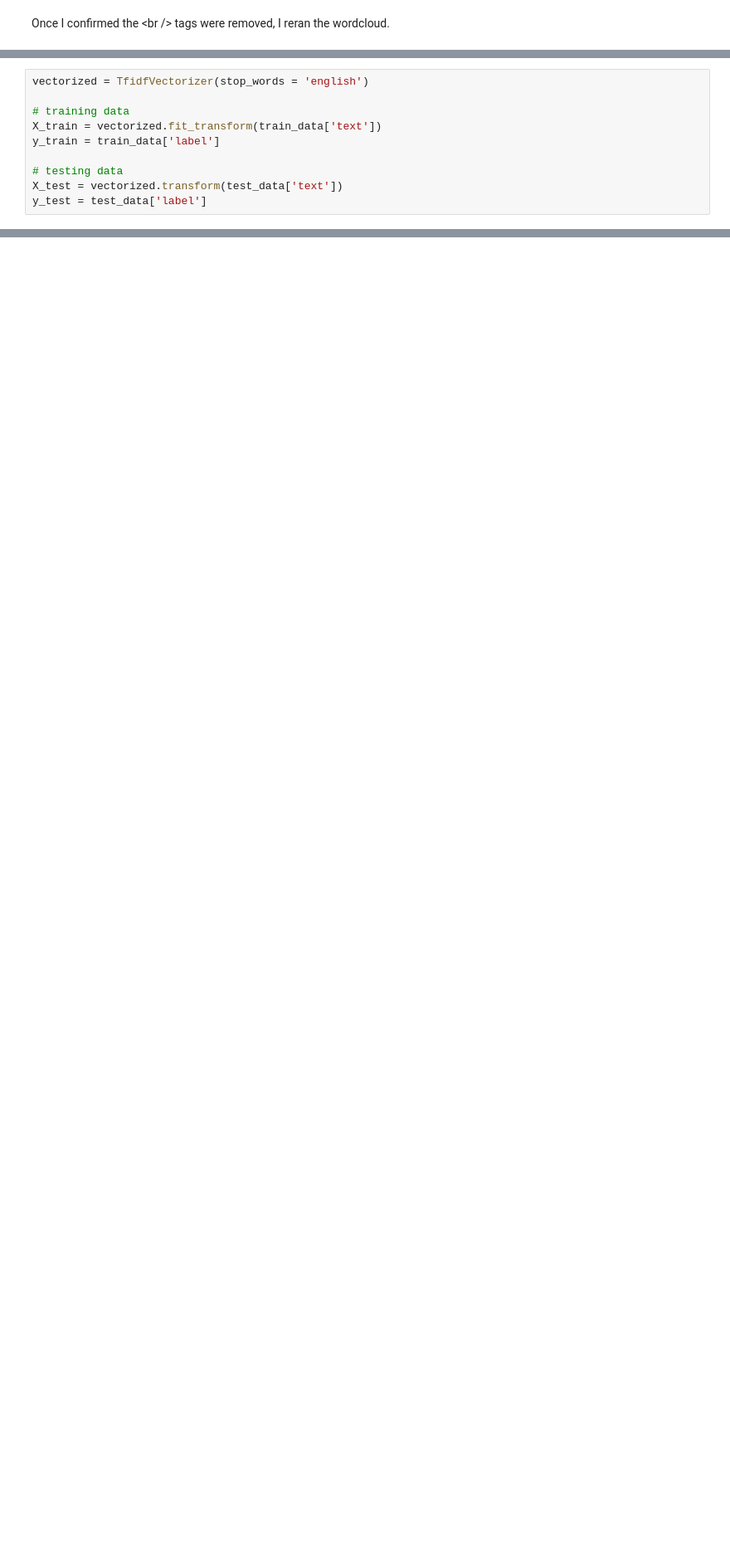
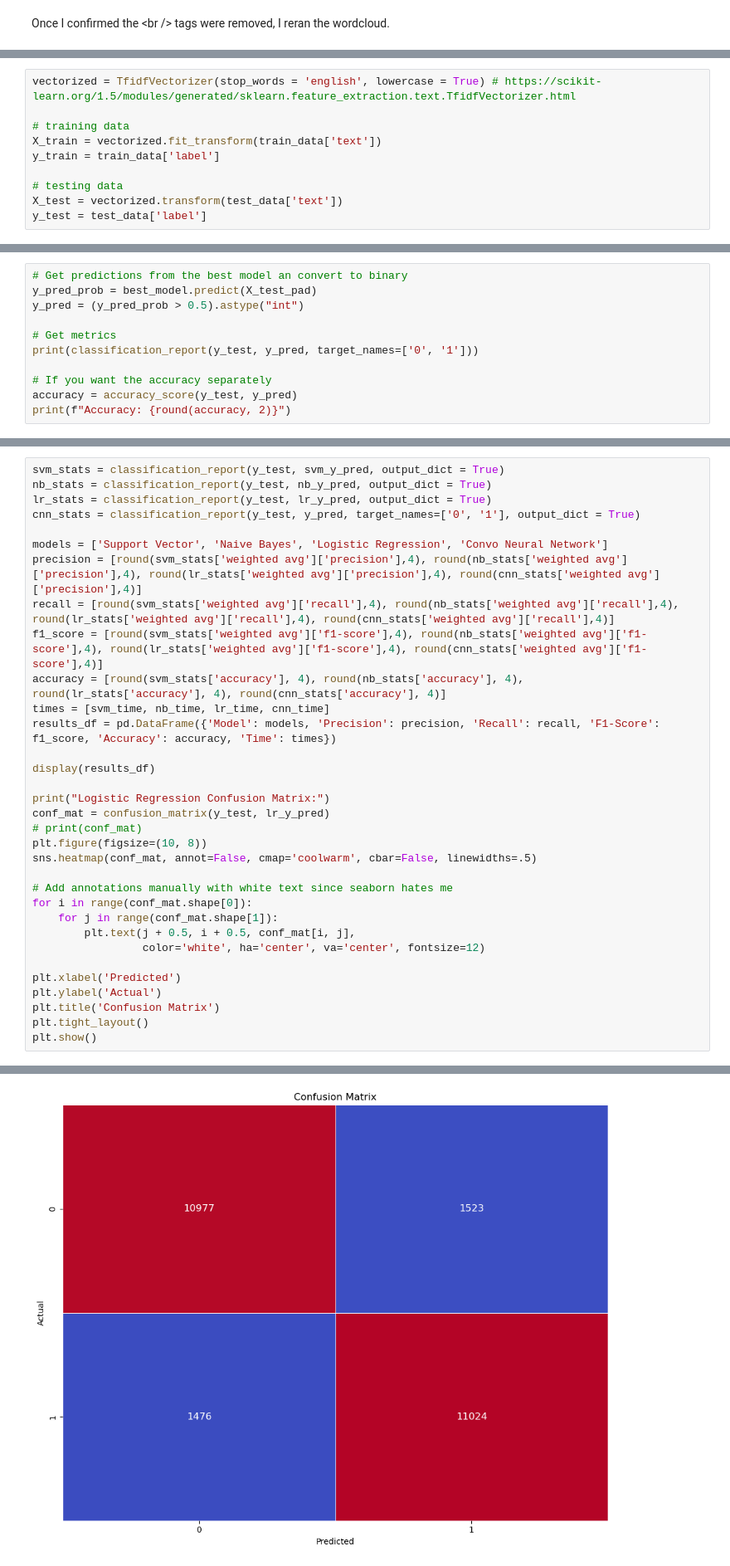
Before and after one commit to HaoleHawaiian/Text-Classification, a Jupyter notebook: IMDB Review Classification.ipynb, the cells around one changed output, grey strips where cells are left out. Shown: that part at 83% size. Cells and saved outputs as stored; diff of their text form; blank space fills up the shorter version.

```diff
--- a/IMDB Review Classification.ipynb
+++ b/IMDB Review Classification.ipynb
@@ -196,5 +232,5 @@ Now that it looked good with no strange words in the clouds, I was able to get s
 # %%
-vectorized = TfidfVectorizer(stop_words = 'english')
+vectorized = TfidfVectorizer(stop_words = 'english', lowercase = True) # https://scikit-learn.org/1.5/modules/generated/sklearn.feature_extraction.text.TfidfVectorizer.html
 
 # training data
 X_train = vectorized.fit_transform(train_data['text'])
@@ -415,0 +443,11 @@ first was relu activations in the Conv1D, 88% accuracy. Sigmoid gave 82%, tanh g
+# %%
+# Get predictions from the best model an convert to binary
+y_pred_prob = best_model.predict(X_test_pad)
+y_pred = (y_pred_prob > 0.5).astype("int")
+
+# Get metrics
+print(classification_report(y_test, y_pred, target_names=['0', '1']))
+
+# If you want the accuracy separately
+accuracy = accuracy_score(y_test, y_pred)
+print(f"Accuracy: {round(accuracy, 2)}")
@@ -415,0 +470,34 @@ first was relu activations in the Conv1D, 88% accuracy. Sigmoid gave 82%, tanh g
+# %%
+svm_stats = classification_report(y_test, svm_y_pred, output_dict = True)
+nb_stats = classification_report(y_test, nb_y_pred, output_dict = True)
+lr_stats = classification_report(y_test, lr_y_pred, output_dict = True)
+cnn_stats = classification_report(y_test, y_pred, target_names=['0', '1'], output_dict = True)
+
+models = ['Support Vector', 'Naive Bayes', 'Logistic Regression', 'Convo Neural Network']
+precision = [round(svm_stats['weighted avg']['precision'],4), round(nb_stats['weighted avg']['precision'],4), round(lr_stats['weighted avg']['precision'],4), round(cnn_stats['weighted avg']['precision'],4)]
+recall = [round(svm_stats['weighted avg']['recall'],4), round(nb_stats['weighted avg']['recall'],4), round(lr_stats['weighted avg']['recall'],4), round(cnn_stats['weighted avg']['recall'],4)]
+f1_score = [round(svm_stats['weighted avg']['f1-score'],4), round(nb_stats['weighted avg']['f1-score'],4), round(lr_stats['weighted avg']['f1-score'],4), round(cnn_stats['weighted avg']['f1-score'],4)]
+accuracy = [round(svm_stats['accuracy'], 4), round(nb_stats['accuracy'], 4), round(lr_stats['accuracy'], 4), round(cnn_stats['accuracy'], 4)]
+times = [svm_time, nb_time, lr_time, cnn_time]
+results_df = pd.DataFrame({'Model': models, 'Precision': precision, 'Recall': recall, 'F1-Score': f1_score, 'Accuracy': accuracy, 'Time': times})
+
+display(results_df)
+
+print("Logistic Regression Confusion Matrix:")
+conf_mat = confusion_matrix(y_test, lr_y_pred)
+# print(conf_mat)
+plt.figure(figsize=(10, 8))
+sns.heatmap(conf_mat, annot=False, cmap='coolwarm', cbar=False, linewidths=.5)
+
+# Add annotations manually with white text since seaborn hates me
+for i in range(conf_mat.shape[0]):
+    for j in range(conf_mat.shape[1]):
+        plt.text(j + 0.5, i + 0.5, conf_mat[i, j],
+                 color='white', ha='center', va='center', fontsize=12)
+
+plt.xlabel('Predicted')
+plt.ylabel('Actual')
+plt.title('Confusion Matrix')
+plt.tight_layout()
+plt.show()
+# %% [output]
@@ -415,0 +510 @@ first was relu activations in the Conv1D, 88% accuracy. Sigmoid gave 82%, tanh g
+[figure, added]
```
Also changed, not shown: parts of 32 cells of this notebook.
